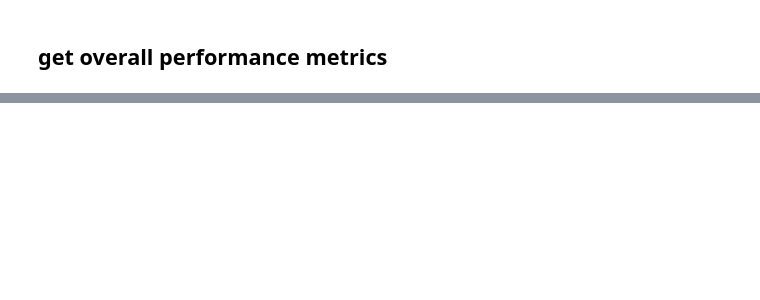
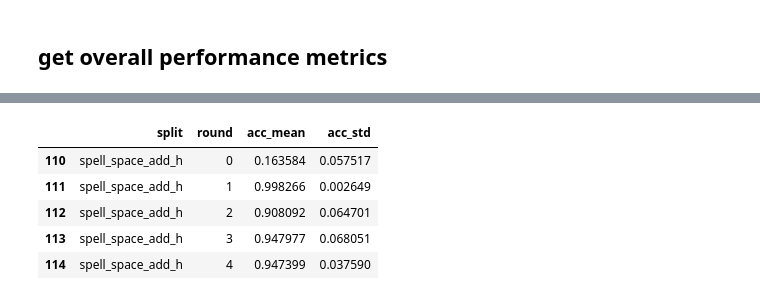
Before and after one commit to RaymondUoE/r255_bias_in_datasets, a Jupyter notebook: ear_dyna_results.ipynb, the cells around one changed output, grey strips where cells are left out. Drawn from its saved outputs; the diff is of its cells as text; code cells hidden in the pictures; blank space fills up the shorter version.

```diff
--- a/ear_dyna_results.ipynb
+++ b/ear_dyna_results.ipynb
@@ -60,0 +152,9 @@ for seed in range(10):
+# %%
+results[results['split']=='spell_space_add_h']
+# %% [output]
+|  | split | round | acc_mean | acc_std |
+| 110 | spell_space_add_h | 0 | 0.163584 | 0.057517 |
+| 111 | spell_space_add_h | 1 | 0.998266 | 0.002649 |
+| 112 | spell_space_add_h | 2 | 0.908092 | 0.064701 |
+| 113 | spell_space_add_h | 3 | 0.947977 | 0.068051 |
+| 114 | spell_space_add_h | 4 | 0.947399 | 0.037590 |
```
Also changed, not shown: parts of 8 cells of this notebook, 4 other files.
